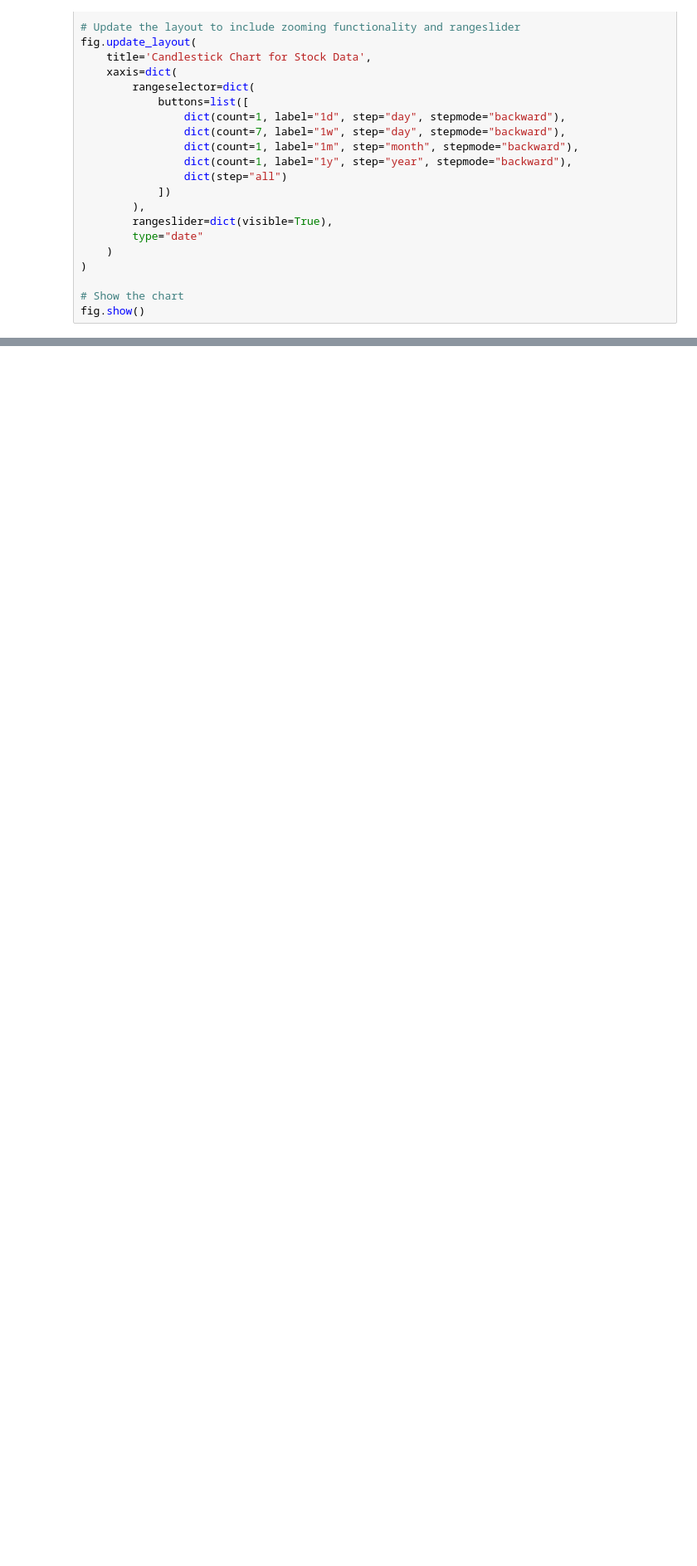
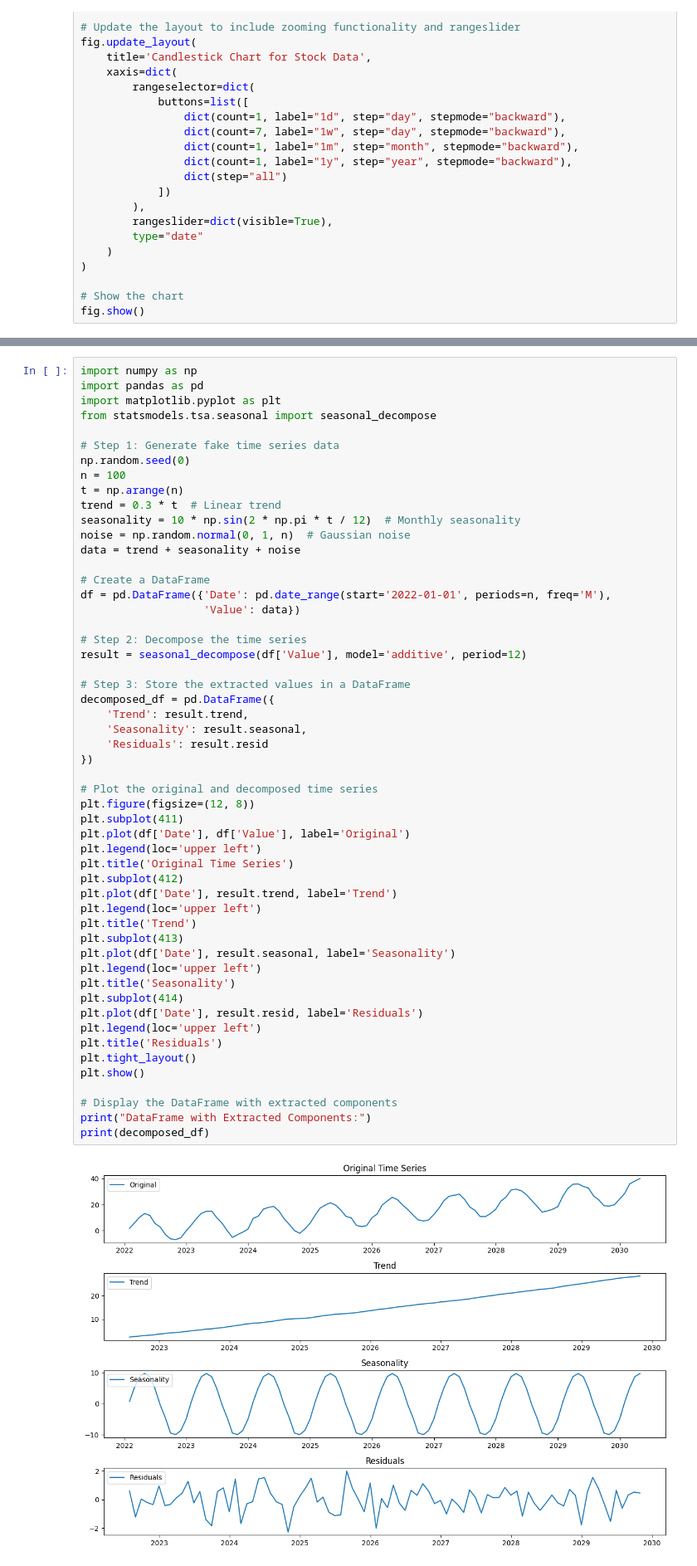
Before and after one commit to Zeeshan-99/Streamlit_Stockprice_Predictions_app, a Jupyter notebook: Coindcx_data_fetch.ipynb, the cells around one changed output, grey strips where cells are left out. Shown at 83% size. Drawn from its saved outputs; the diff is of its cells as text; blank space fills up the shorter version.

Commit message:
Added multiple time series models

```diff
--- a/Coindcx_data_fetch.ipynb
+++ b/Coindcx_data_fetch.ipynb
@@ -111,0 +114,55 @@ fig.show()
+# %%
+import numpy as np
+import pandas as pd
+import matplotlib.pyplot as plt
+from statsmodels.tsa.seasonal import seasonal_decompose
+
+# Step 1: Generate fake time series data
+np.random.seed(0)
+n = 100
+t = np.arange(n)
+trend = 0.3 * t  # Linear trend
+seasonality = 10 * np.sin(2 * np.pi * t / 12)  # Monthly seasonality
+noise = np.random.normal(0, 1, n)  # Gaussian noise
+data = trend + seasonality + noise
+
+# Create a DataFrame
+df = pd.DataFrame({'Date': pd.date_range(start='2022-01-01', periods=n, freq='M'),
+                   'Value': data})
+
+# Step 2: Decompose the time series
+result = seasonal_decompose(df['Value'], model='additive', period=12)
+
+# Step 3: Store the extracted values in a DataFrame
+decomposed_df = pd.DataFrame({
+    'Trend': result.trend,
+    'Seasonality': result.seasonal,
+    'Residuals': result.resid
+})
+
+# Plot the original and decomposed time series
+plt.figure(figsize=(12, 8))
+plt.subplot(411)
+plt.plot(df['Date'], df['Value'], label='Original')
+plt.legend(loc='upper left')
+plt.title('Original Time Series')
+plt.subplot(412)
+plt.plot(df['Date'], result.trend, label='Trend')
+plt.legend(loc='upper left')
+plt.title('Trend')
+plt.subplot(413)
+plt.plot(df['Date'], result.seasonal, label='Seasonality')
+plt.legend(loc='upper left')
+plt.title('Seasonality')
+plt.subplot(414)
+plt.plot(df['Date'], result.resid, label='Residuals')
+plt.legend(loc='upper left')
+plt.title('Residuals')
+plt.tight_layout()
+plt.show()
+
+# Display the DataFrame with extracted components
+print("DataFrame with Extracted Components:")
+print(decomposed_df)
+# %% [output]
+[figure, added]
```
Also changed, not shown: parts of 19 cells of this notebook, 36 other files.
